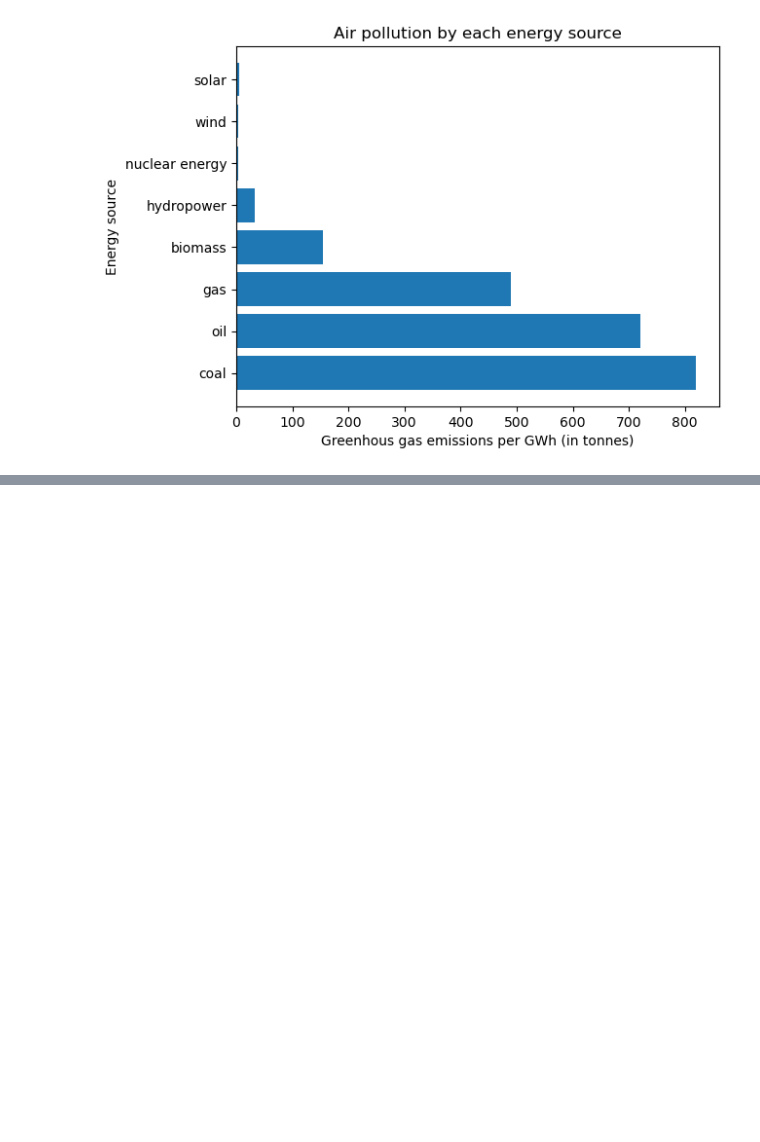
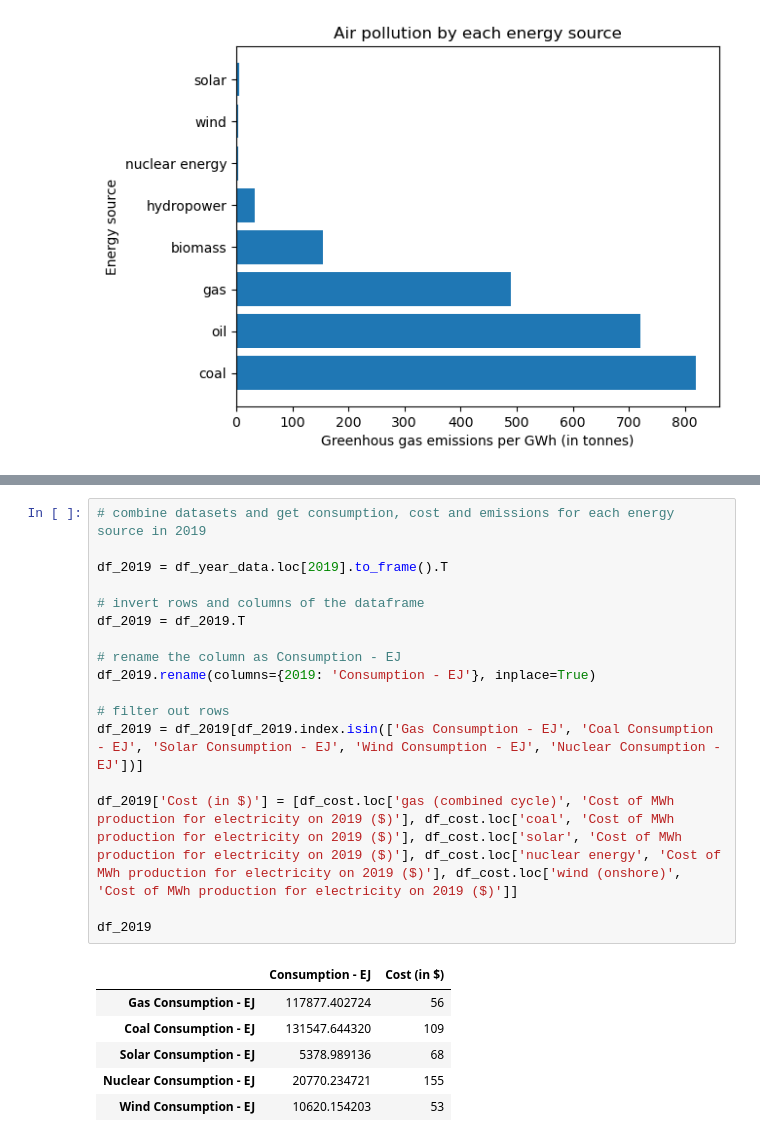
Before and after one commit to IsuruJayamanne/project-ds-energy-source-data-analysis, a Jupyter notebook: diagnostic.ipynb, the cells around one changed output, grey strips where cells are left out. Saved outputs shown, nothing was run; the diff lists cells and outputs as text; blank space fills up the shorter version.

```diff
--- a/diagnostic.ipynb
+++ b/diagnostic.ipynb
@@ -77,0 +94,24 @@ plt.show()
+# %%
+# combine datasets and get consumption, cost and emissions for each energy source in 2019
+
+df_2019 = df_year_data.loc[2019].to_frame().T
+
+# invert rows and columns of the dataframe
+df_2019 = df_2019.T
+
+# rename the column as Consumption - EJ
+df_2019.rename(columns={2019: 'Consumption - EJ'}, inplace=True)
+
+# filter out rows
+df_2019 = df_2019[df_2019.index.isin(['Gas Consumption - EJ', 'Coal Consumption - EJ', 'Solar Consumption - EJ', 'Wind Consumption - EJ', 'Nuclear Consumption - EJ'])]
+
+df_2019['Cost (in $)'] = [df_cost.loc['gas (combined cycle)', 'Cost of MWh production for electricity on 2019 ($)'], df_cost.loc['coal', 'Cost of MWh production for electricity on 2019 ($)'], df_cost.loc['solar', 'Cost of MWh production for electricity on 2019 ($)'], df_cost.loc['nuclear energy', 'Cost of MWh production for electricity on 2019 ($)'], df_cost.loc['wind (onshore)', 'Cost of MWh production for electricity on 2019 ($)']]
+
+df_2019
+# %% [output]
+|  | Consumption - EJ | Cost (in $) |
+| Gas Consumption - EJ | 117877.402724 | 56 |
+| Coal Consumption - EJ | 131547.644320 | 109 |
+| Solar Consumption - EJ | 5378.989136 | 68 |
+| Nuclear Consumption - EJ | 20770.234721 | 155 |
+| Wind Consumption - EJ | 10620.154203 | 53 |
```
Also changed, not shown: parts of 3 cells of this notebook.
